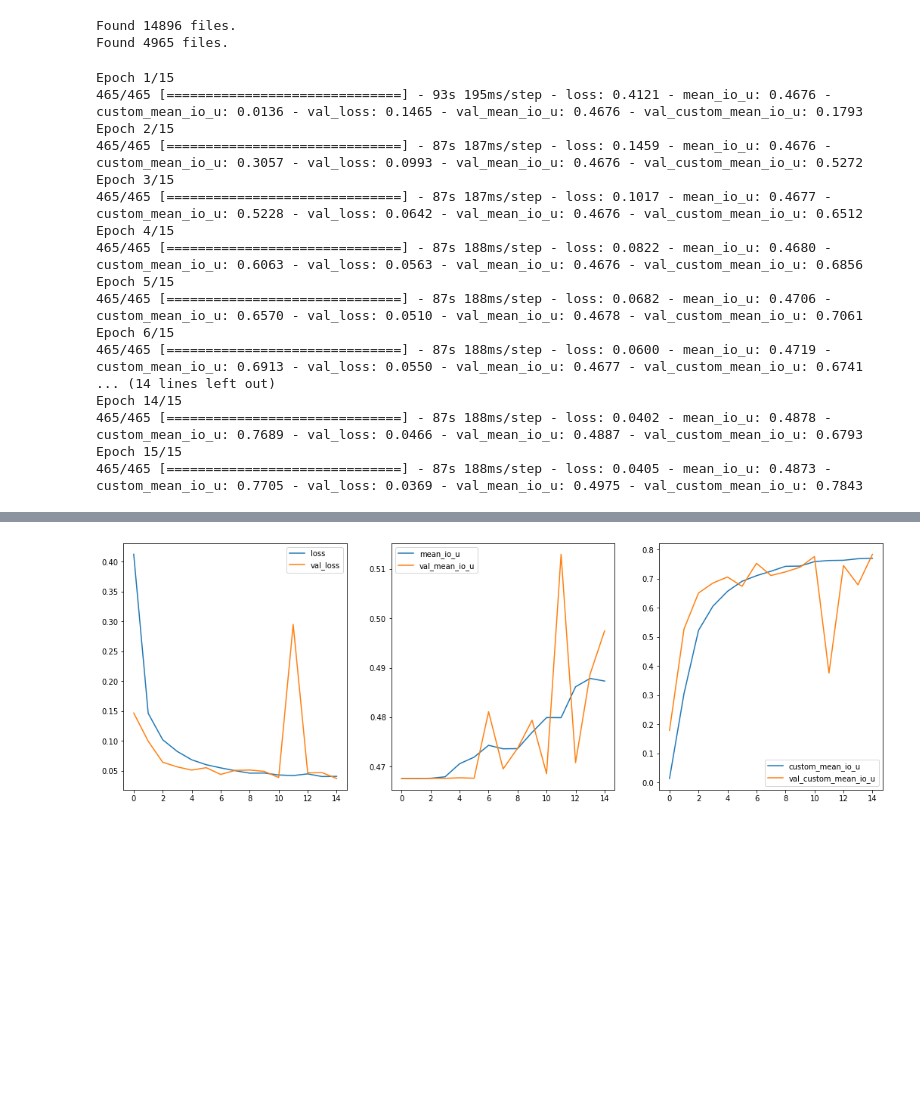
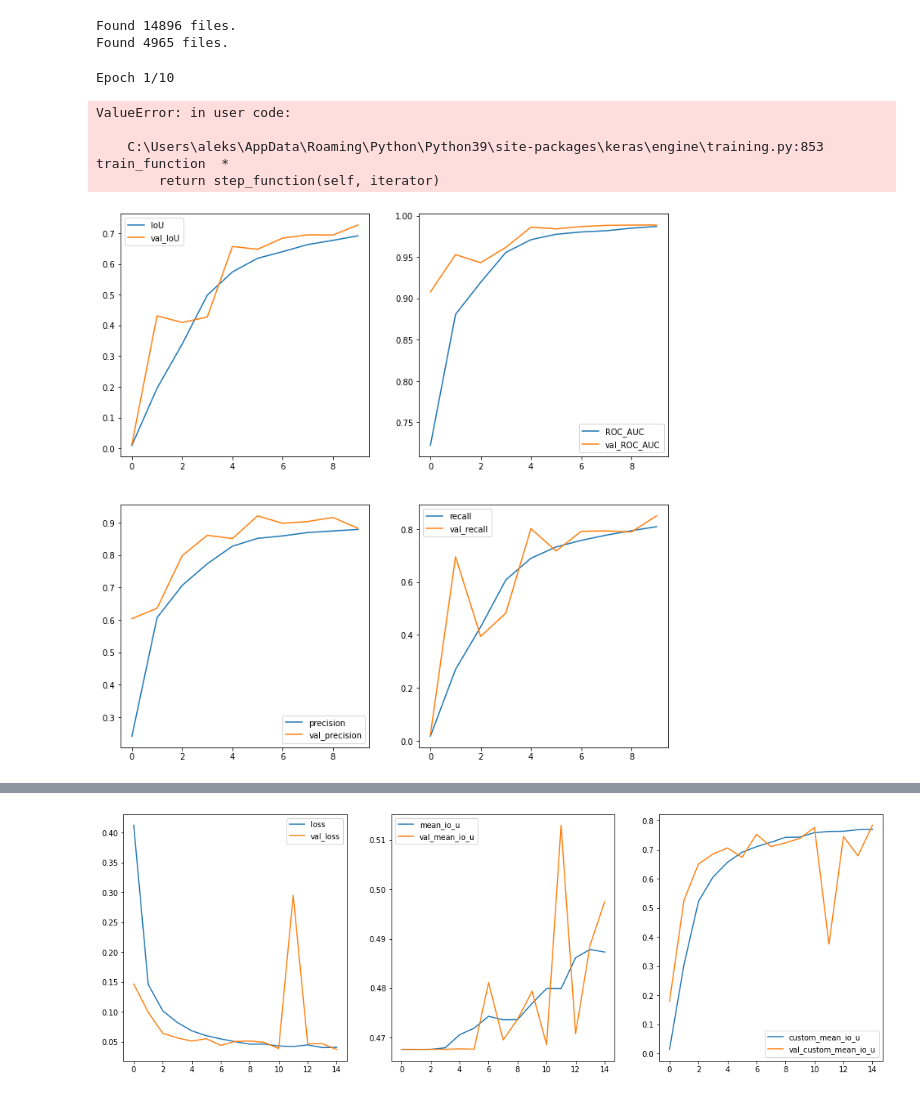
Before and after one commit to A-Stangeland/SolarDetection, a Jupyter notebook: unet_model.ipynb, the cells around one changed output, grey strips where cells are left out. Drawn from its saved outputs; the diff is of its cells as text; code cells hidden in the pictures; blank space fills up the shorter version.

```diff
--- a/unet_model.ipynb
+++ b/unet_model.ipynb
@@ -81,6 +102,3 @@ x = Conv2D(32, **conv_args)(x)
 out_unet = Conv2D(1, kernel_size=(3,3), padding="same", activation="sigmoid")(x)
 
 unet = Model(in_unet, out_unet)
-# %%
-unet.compile(loss="binary_crossentropy", optimizer="adam",
-             metrics=[MeanIoU(num_classes=2, name="keras_mean_iou"), CustomMeanIoU(threshold=.5)])
@@ -93,22 +122,28 @@ test_gen = data_generation.SegmentationDataGenerator("./test_dataset/test")
 Found 14896 files.
 Found 4965 files.
 # %%
-history = unet.fit(train_gen, validation_data=test_gen, epochs=15)
+history = unet.fit(train_gen, validation_data=test_gen, epochs=10)
 # %% [output]
-Epoch 1/15
-465/465 [==============================] - 93s 195ms/step - loss: 0.4121 - mean_io_u: 0.4676 - custom_mean_io_u: 0.0136 - val_loss: 0.1465 - val_mean_io_u: 0.4676 - val_custom_mean_io_u: 0.1793
-Epoch 2/15
-465/465 [==============================] - 87s 187ms/step - loss: 0.1459 - mean_io_u: 0.4676 - custom_mean_io_u: 0.3057 - val_loss: 0.0993 - val_mean_io_u: 0.4676 - val_custom_mean_io_u: 0.5272
-Epoch 3/15
-465/465 [==============================] - 87s 187ms/step - loss: 0.1017 - mean_io_u: 0.4677 - custom_mean_io_u: 0.5228 - val_loss: 0.0642 - val_mean_io_u: 0.4676 - val_custom_mean_io_u: 0.6512
-Epoch 4/15
-465/465 [==============================] - 87s 188ms/step - loss: 0.0822 - mean_io_u: 0.4680 - custom_mean_io_u: 0.6063 - val_loss: 0.0563 - val_mean_io_u: 0.4676 - val_custom_mean_io_u: 0.6856
-Epoch 5/15
-465/465 [==============================] - 87s 188ms/step - loss: 0.0682 - mean_io_u: 0.4706 - custom_mean_io_u: 0.6570 - val_loss: 0.0510 - val_mean_io_u: 0.4678 - val_custom_mean_io_u: 0.7061
-Epoch 6/15
-465/465 [==============================] - 87s 188ms/step - loss: 0.0600 - mean_io_u: 0.4719 - custom_mean_io_u: 0.6913 - val_loss: 0.0550 - val_mean_io_u: 0.4677 - val_custom_mean_io_u: 0.6741
-... (14 lines left out)
-Epoch 14/15
-465/465 [==============================] - 87s 188ms/step - loss: 0.0402 - mean_io_u: 0.4878 - custom_mean_io_u: 0.7689 - val_loss: 0.0466 - val_mean_io_u: 0.4887 - val_custom_mean_io_u: 0.6793
-Epoch 15/15
-465/465 [==============================] - 87s 188ms/step - loss: 0.0405 - mean_io_u: 0.4873 - custom_mean_io_u: 0.7705 - val_loss: 0.0369 - val_mean_io_u: 0.4975 - val_custom_mean_io_u: 0.7843
+Epoch 1/10
+ValueError: in user code:
+
+    C:\Users\aleks\AppData\Roaming\Python\Python39\site-packages\keras\engine\training.py:853 train_function  *
+        return step_function(self, iterator)
+# %%
+def plot_metric(name, history, ax=None):
+    if ax is None:
+        fig, ax = plt.subplots(figsize=(6,6))
+    ax.plot(history[name], label=name)
+    ax.plot(history[f"val_{name}"], label=f"val_{name}")
+    ax.legend()
+    return ax
+# %%
+fig, ax = plt.subplots(2,2, figsize=(12,12))
+H = history.history
+plot_metric("IoU", H, ax[0,0])
+plot_metric("ROC_AUC", H, ax[0,1])
+plot_metric("precision", H, ax[1,0])
+plot_metric("recall", H, ax[1,1])
+plt.show()
+# %% [output]
+[figure, added]
```
Also changed, not shown: parts of 21 cells of this notebook, 9 other files.
